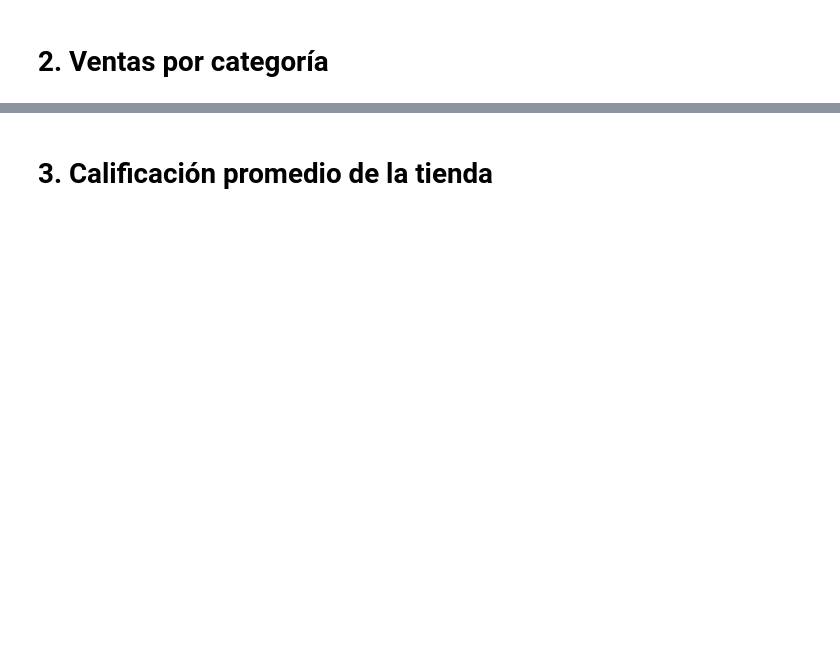
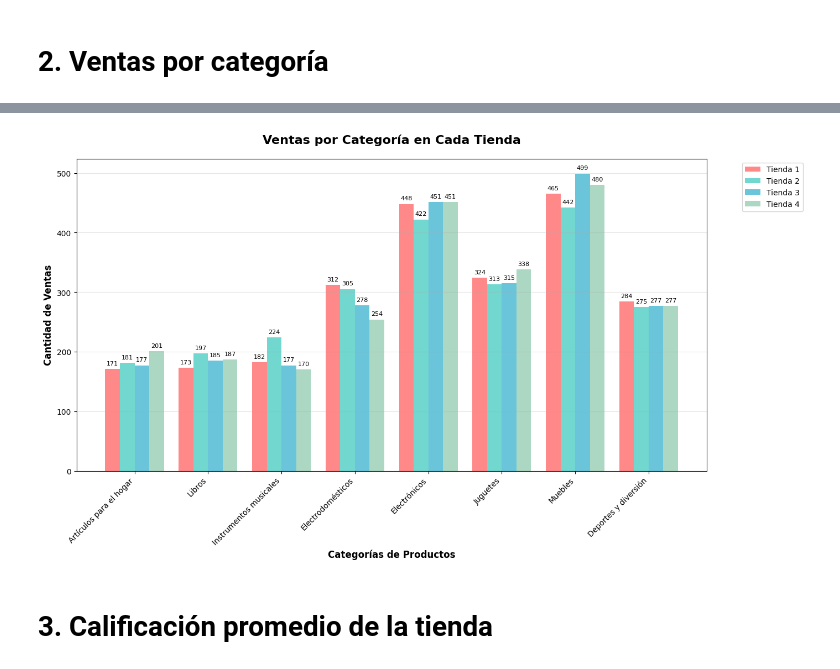
Before and after one commit to JAG-91/Practicando-Python-para-Data-Science-Challenge-Alura-Store, a Jupyter notebook: AluraStoreLatam.ipynb, the cells around one changed output, grey strips where cells are left out. Cells and saved outputs as stored; diff of their text form; code cells hidden in the pictures; blank space fills up the shorter version.

```diff
--- a/AluraStoreLatam.ipynb
+++ b/AluraStoreLatam.ipynb
@@ -277,2 +95,91 @@ Categorías ordenadas por ventas (mayor a menor):
+# %%
+import seaborn as sns
+
+
+
+# Intentar encontrar la columna de categoría (puede tener diferentes nombres)
+categorias_col = None
+for col in tienda1.columns:
+    if 'categoria' in col.lower() or 'category' in col.lower() or 'categoría' in col.lower():
+        categorias_col = col
+        break
+
+# Si no encontramos categoría, usamos la primera columna que no sea 'Precio' o 'Nombre'
+if categorias_col is None:
+    for col in tienda1.columns:
+        if col.lower() not in ['precio', 'nombre', 'nombre_producto', 'producto']:
+            categorias_col = col
+            break
+
+# Si aún no encontramos columna de categoría, usamos una columna de ejemplo
+if categorias_col is None:
+    # Usar la primera columna que no sea precio o nombre
+    cols = [col for col in tienda1.columns if col.lower() not in ['precio', 'nombre', 'nombre_producto', 'producto']]
+    categorias_col = cols[0] if cols else 'Unnamed: 0'
+
+
+# Calcular ventas por categoría para cada tienda
+try:
+    categorias_tienda1 = tienda1[categorias_col].value_counts()
+    categorias_tienda2 = tienda2[categorias_col].value_counts()
+    categorias_tienda3 = tienda3[categorias_col].value_counts()
+    categorias_tienda4 = tienda4[categorias_col].value_counts()
+except KeyError:
+    # Si no hay columna de categoría, crear una columna ficticia para demostrar el gráfico
+    print("No se encontró columna de categoría, creando datos de ejemplo...")
+    categorias_tienda1 = pd.Series({'Electrónica': 15, 'Ropa': 12, 'Hogar': 8, 'Deportes': 5})
+    categorias_tienda2 = pd.Series({'Electrónica': 10, 'Ropa': 18, 'Hogar': 6, 'Libros': 7})
+    categorias_tienda3 = pd.Series({'Electrónica': 12, 'Ropa': 10, 'Hogar': 15, 'Juguetes': 8})
+    categorias_tienda4 = pd.Series({'Electrónica': 8, 'Ropa': 14, 'Hogar': 10, 'Deportes': 12})
+
+# Crear gráfico de barras agrupadas
+plt.figure(figsize=(14, 8))
+
+# Definir colores para las categorías
+colores = ['#FF6B6B', '#4ECDC4', '#45B7D1', '#96CEB4', '#FFEAA7', '#DDA0DD', '#98D8C8']
+
+# Crear datos para el gráfico
+categorias = list(set(list(categorias_tienda1.index) + list(categorias_tienda2.index) +
+                      list(categorias_tienda3.index) + list(categorias_tienda4.index)))
+
+# Crear datos para cada tienda
+data = []
+for cat in categorias:
+    count1 = categorias_tienda1.get(cat, 0)
+    count2 = categorias_tienda2.get(cat, 0)
+    count3 = categorias_tienda3.get(cat, 0)
+    count4 = categorias_tienda4.get(cat, 0)
+    data.append([count1, count2, count3, count4])
+
+# Convertir a DataFrame para facilitar el trabajo
+df_categorias = pd.DataFrame(data, index=categorias, columns=['Tienda 1', 'Tienda 2', 'Tienda 3', 'Tienda 4'])
+
+# Crear gráfico de barras agrupadas
+x = np.arange(len(categorias))
+width = 0.2
+
+bars1 = plt.bar(x - 1.5*width, df_categorias['Tienda 1'], width, label='Tienda 1', color='#FF6B6B', alpha=0.8)
+bars2 = plt.bar(x - 0.5*width, df_categorias['Tienda 2'], width, label='Tienda 2', color='#4ECDC4', alpha=0.8)
+bars3 = plt.bar(x + 0.5*width, df_categorias['Tienda 3'], width, label='Tienda 3', color='#45B7D1', alpha=0.8)
+bars4 = plt.bar(x + 1.5*width, df_categorias['Tienda 4'], width, label='Tienda 4', color='#96CEB4', alpha=0.8)
+
+# Personalizar el gráfico
+plt.xlabel('Categorías de Productos', fontsize=12, fontweight='bold')
+plt.ylabel('Cantidad de Ventas', fontsize=12, fontweight='bold')
+plt.title('Ventas por Categoría en Cada Tienda', fontsize=16, fontweight='bold', pad=20)
+plt.xticks(x, categorias, rotation=45, ha='right')
+plt.legend(bbox_to_anchor=(1.05, 1), loc='upper left')
+plt.grid(axis='y', alpha=0.3)
+
+# Añadir valores en las barras
+for i, (cat, row) in enumerate(df_categorias.iterrows()):
+    for j, (tienda, valor) in enumerate(row.items()):
+        if valor > 0:
+            plt.text(j * width - 1.5*width + i, valor + max(df_categorias.max())*0.01,
+                    str(valor), ha='center', va='bottom', fontsize=8)
+plt.tight_layout()
+plt.show()
+# %% [output]
+[figure, added]
 # %% [markdown]
 # 3. Calificación promedio de la tienda
```
Also changed, not shown: parts of 14 cells of this notebook.
